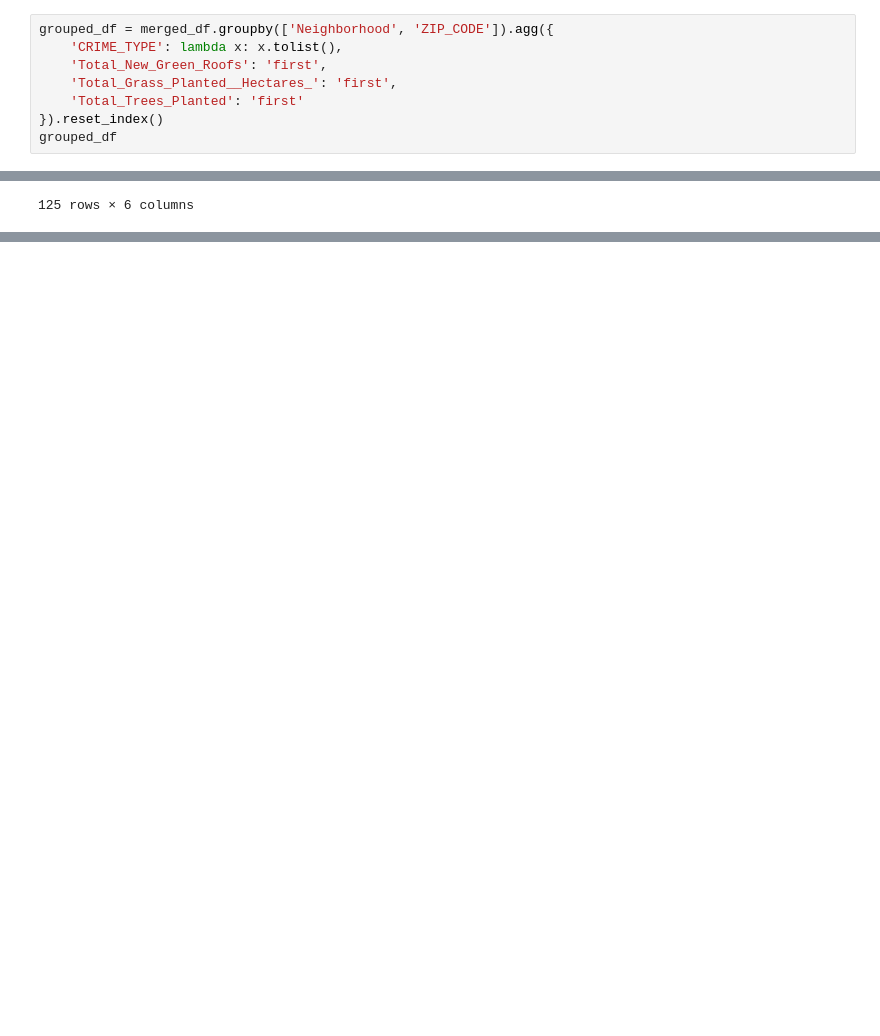
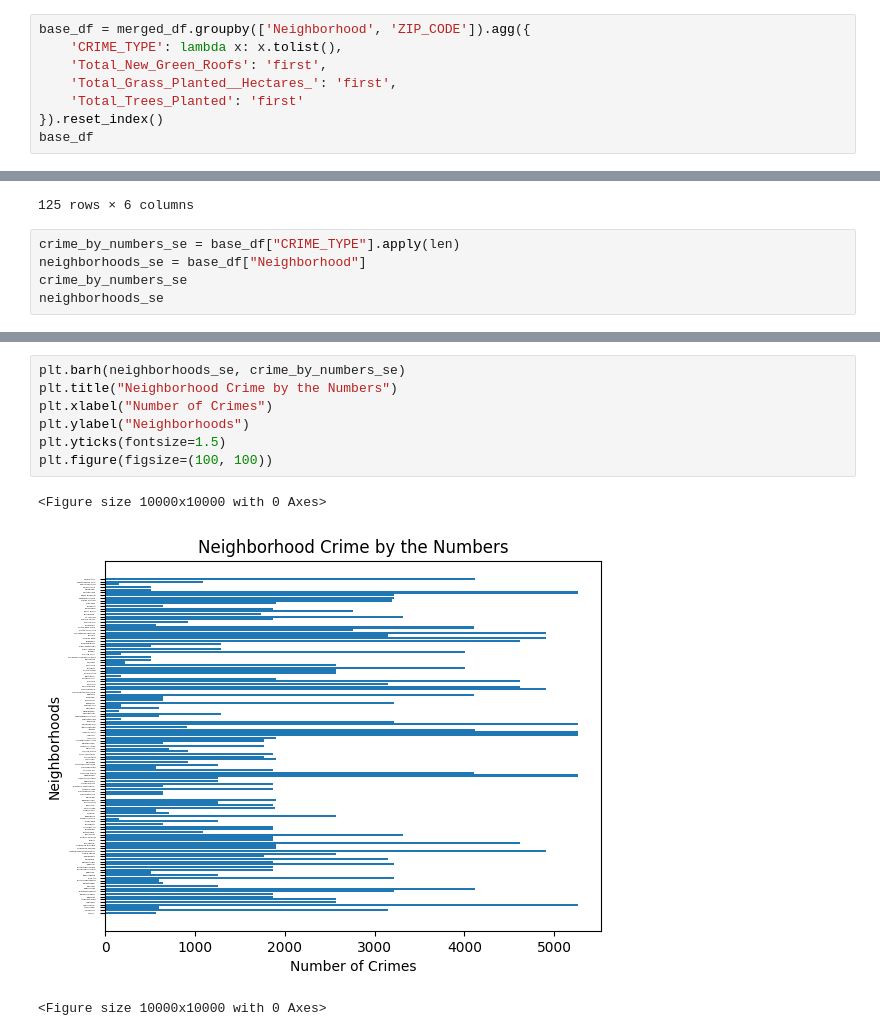
Before and after one commit to ltc870/codelouisville2023finalproject, a Jupyter notebook: finalproject.ipynb, the cells around one changed output, grey strips where cells are left out. Cells and saved outputs as stored; diff of their text form; blank space fills up the shorter version.

```diff
--- a/finalproject.ipynb
+++ b/finalproject.ipynb
@@ -180,13 +213,13 @@ merged_df.sort_values(by=["Neighborhood"])
 | 57297 | Wyandotte | 2 | 7 | 1271 | 40215 | OTHER |
 259559 rows × 6 columns
 # %%
-grouped_df = merged_df.groupby(['Neighborhood', 'ZIP_CODE']).agg({
+base_df = merged_df.groupby(['Neighborhood', 'ZIP_CODE']).agg({
     'CRIME_TYPE': lambda x: x.tolist(),
     'Total_New_Green_Roofs': 'first',
     'Total_Grass_Planted__Hectares_': 'first',
     'Total_Trees_Planted': 'first'
 }).reset_index()
-grouped_df
+base_df
 # %% [output]
 |  | Neighborhood | ZIP_CODE | CRIME_TYPE | Total_New_Green_Roofs | Total_Grass_Planted__Hectares_ | Total_Trees_Planted |
 | 0 | Airport | 40209 | [THEFT/LARCENY, THEFT/LARCENY, MO... | 105 | 29 | 3498 |
@@ -201,3 +234,8 @@ grouped_df
 | 123 | Worthington Hills | 40245 | [ASSAULT, OTHER, THEFT/LARCENY, O... | 0 | 6 | 493 |
 | 124 | Wyandotte | 40215 | [ASSAULT, BURGLARY, OTHER, ASSAUL... | 2 | 7 | 1271 |
 125 rows × 6 columns
+# %%
+crime_by_numbers_se = base_df["CRIME_TYPE"].apply(len)
+neighborhoods_se = base_df["Neighborhood"]
+crime_by_numbers_se
+neighborhoods_se
@@ -203,0 +255,11 @@ grouped_df
+# %%
+plt.barh(neighborhoods_se, crime_by_numbers_se)
+plt.title("Neighborhood Crime by the Numbers")
+plt.xlabel("Number of Crimes")
+plt.ylabel("Neighborhoods")
+plt.yticks(fontsize=1.5)
+plt.figure(figsize=(100, 100))
+# %% [output]
+<Figure size 10000x10000 with 0 Axes>
+[figure, added]
+<Figure size 10000x10000 with 0 Axes>
```
Also changed, not shown: parts of 3 cells of this notebook.
